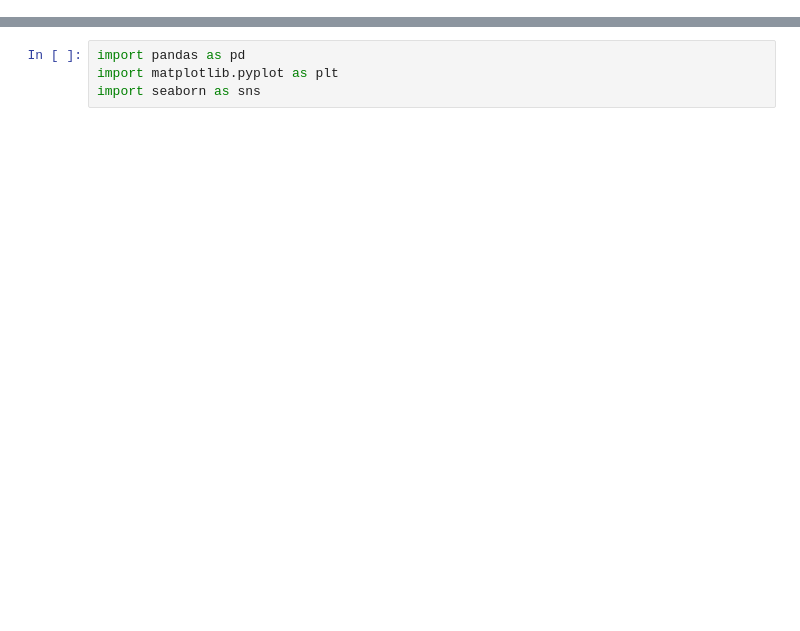
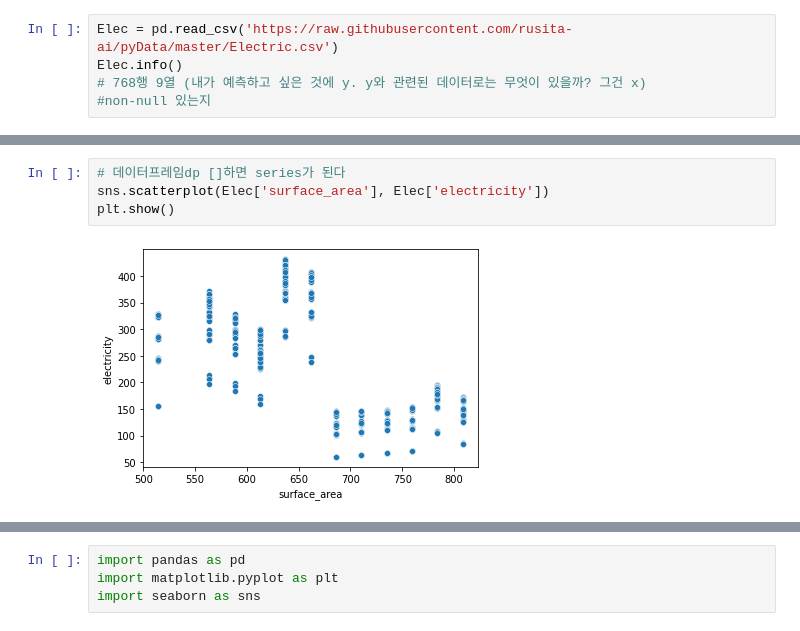
Before and after one commit to Seungeun-Song/Study-for-K-Digital-AI-developer, a Jupyter notebook: Practice/21_02_26_modelValidation.ipynb, the cells around one changed output, grey strips where cells are left out. Drawn from its saved outputs; the diff is of its cells as text; blank space fills up the shorter version.

```diff
--- a/Practice/21_02_26_modelValidation.ipynb
+++ b/Practice/21_02_26_modelValidation.ipynb
@@ -0,0 +13,5 @@
+# %%
+Elec = pd.read_csv('https://raw.githubusercontent.com/rusita-ai/pyData/master/Electric.csv')
+Elec.info()
+# 768행 9열 (내가 예측하고 싶은 것에 y. y와 관련된 데이터로는 무엇이 있을까? 그건 x)
+#non-null 있는지
@@ -0,0 +44,6 @@
+# %%
+# 데이터프레임dp []하면 series가 된다
+sns.scatterplot(Elec['surface_area'], Elec['electricity'])
+plt.show()
+# %% [output]
+[figure, added]
```
Also changed, not shown: parts of 100 cells of this notebook.
